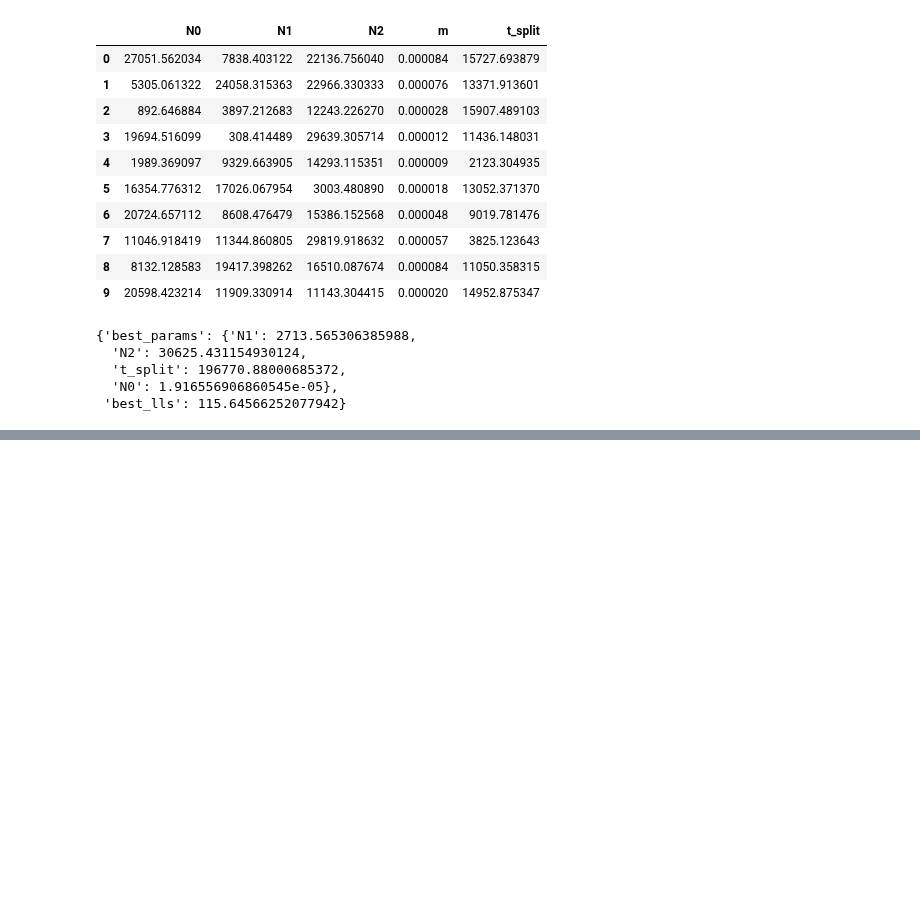
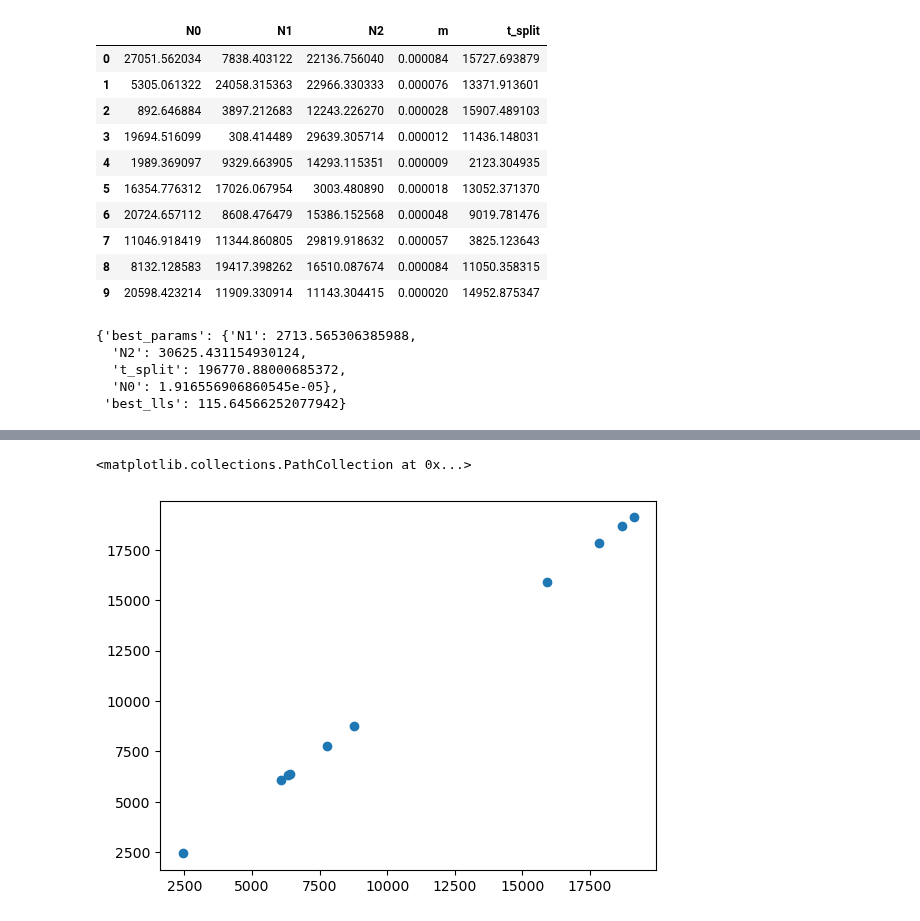
Before and after one commit to ak1376/Infer_Demography, a Jupyter notebook: notebooks/inspecting_output.ipynb, the cells around one changed output, grey strips where cells are left out. Drawn from its saved outputs; the diff is of its cells as text; code cells hidden in the pictures; blank space fills up the shorter version.

```diff
--- a/notebooks/inspecting_output.ipynb
+++ b/notebooks/inspecting_output.ipynb
@@ -350,3 +350,7 @@ moments_ld_fit_params
   't_split': 196770.88000685372,
   'N0': 1.916556906860545e-05},
  'best_lls': 115.64566252077942}
+# %%
+import pickle
+with open('/home/akapoor/kernlab/Infer_Demography/experiments/bottleneck/inferences/sim_0/dadi/fit_params.pkl', 'rb') as f:
+    dadi_fit_params = pickle.load(f)
@@ -352,0 +371,3 @@ moments_ld_fit_params
+# %%
+with open('/home/akapoor/kernlab/Infer_Demography/experiments/bottleneck/inferences/sim_0/all_inferences.pkl', 'rb') as f:
+    all_inferences = pickle.load(f)
@@ -352,0 +394,3 @@ moments_ld_fit_params
+# %%
+with open('/home/akapoor/kernlab/Infer_Demography/experiments/bottleneck/modeling/features_df.pkl', 'rb') as f:
+    features_df = pickle.load(f)
@@ -352,0 +413,7 @@ moments_ld_fit_params
+# %%
+import matplotlib.pyplot as plt
+plt.figure()
+plt.scatter(features_df['dadi_N0_rep_0'], features_df['dadi_N0_rep_1'])
+# %% [output]
+<matplotlib.collections.PathCollection at 0x...>
+[figure, added]
```
Also changed, not shown: parts of 3 cells of this notebook, 7 other files.
